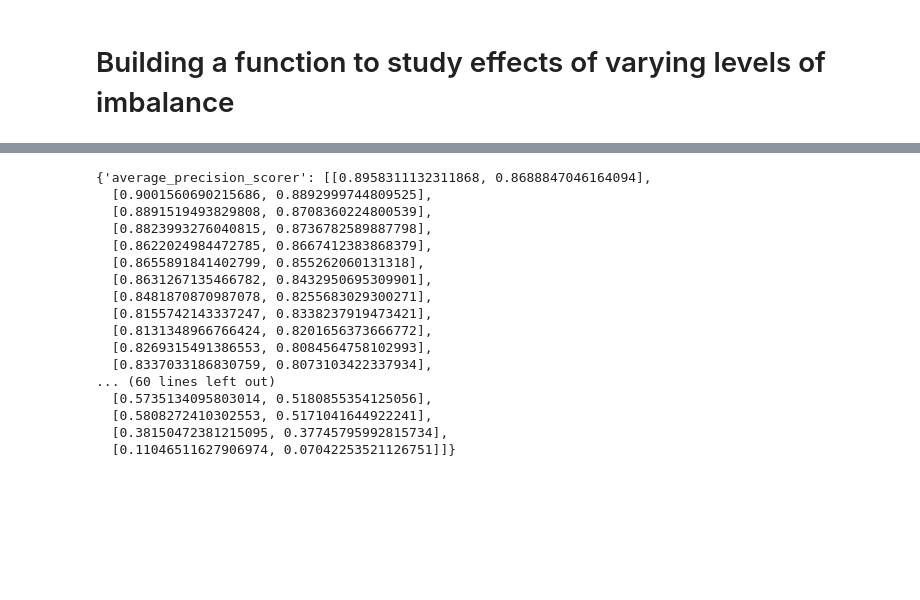
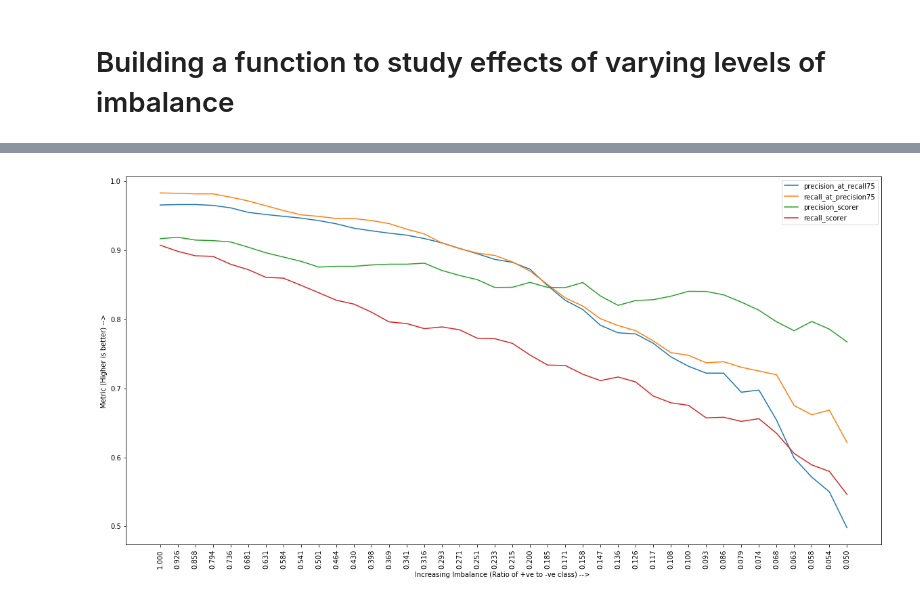
Before and after one commit to faizanahemad/data-science, a Jupyter notebook: exploration_projects/imbalance-noise-oversampling/Choosing-Right-Metric-Imbalanced-Skew-Classification.ipynb, the cells around one changed output, grey strips where cells are left out. Saved outputs shown, nothing was run; the diff lists cells and outputs as text; code cells hidden in the pictures; blank space fills up the shorter version.

Commit message:
Right Metric Final NB

```diff
--- a/exploration_projects/imbalance-noise-oversampling/Choosing-Right-Metric-Imbalanced-Skew-Classification.ipynb
+++ b/exploration_projects/imbalance-noise-oversampling/Choosing-Right-Metric-Imbalanced-Skew-Classification.ipynb
@@ -265,20 +295,15 @@ score_dict,scores = imbalance_impact(build_model,
-# %%
-score_dict
-# %% [output]
-{'average_precision_scorer': [[0.8958311132311868, 0.8688847046164094],
-  [0.9001560690215686, 0.8892999744809525],
-  [0.8891519493829808, 0.8708360224800539],
-  [0.8823993276040815, 0.8736782589887798],
-  [0.8622024984472785, 0.8667412383868379],
-  [0.8655891841402799, 0.855262060131318],
-  [0.8631267135466782, 0.8432950695309901],
-  [0.8481870870987078, 0.8255683029300271],
-  [0.8155742143337247, 0.8338237919473421],
-  [0.8131348966766424, 0.8201656373666772],
-  [0.8269315491386553, 0.8084564758102993],
-  [0.8337033186830759, 0.8073103422337934],
-... (60 lines left out)
-  [0.5735134095803014, 0.5180855354125056],
-  [0.5808272410302553, 0.5171041644922241],
-  [0.38150472381215095, 0.37745795992815734],
-  [0.11046511627906974, 0.07042253521126751]]}
+# %%
+def precision_at_recall75(y,y_pred,y_score):
+    from sklearn.metrics import precision_recall_curve
+    precision, recall, _ = precision_recall_curve(y, y_score)
+    return precision[recall>0.75][-1]
+
+def recall_at_precision75(y,y_pred,y_score):
+    from sklearn.metrics import precision_recall_curve
+    precision, recall, _ = precision_recall_curve(y, y_score)
+    return recall[precision>0.75][0]
+
+score_dict,scores = imbalance_impact(build_model,
+                                     [precision_at_recall75,recall_at_precision75,precision_scorer,recall_scorer],create_data)
+# %% [output]
+[figure, added]
```
Also changed, not shown: parts of 9 cells of this notebook.
